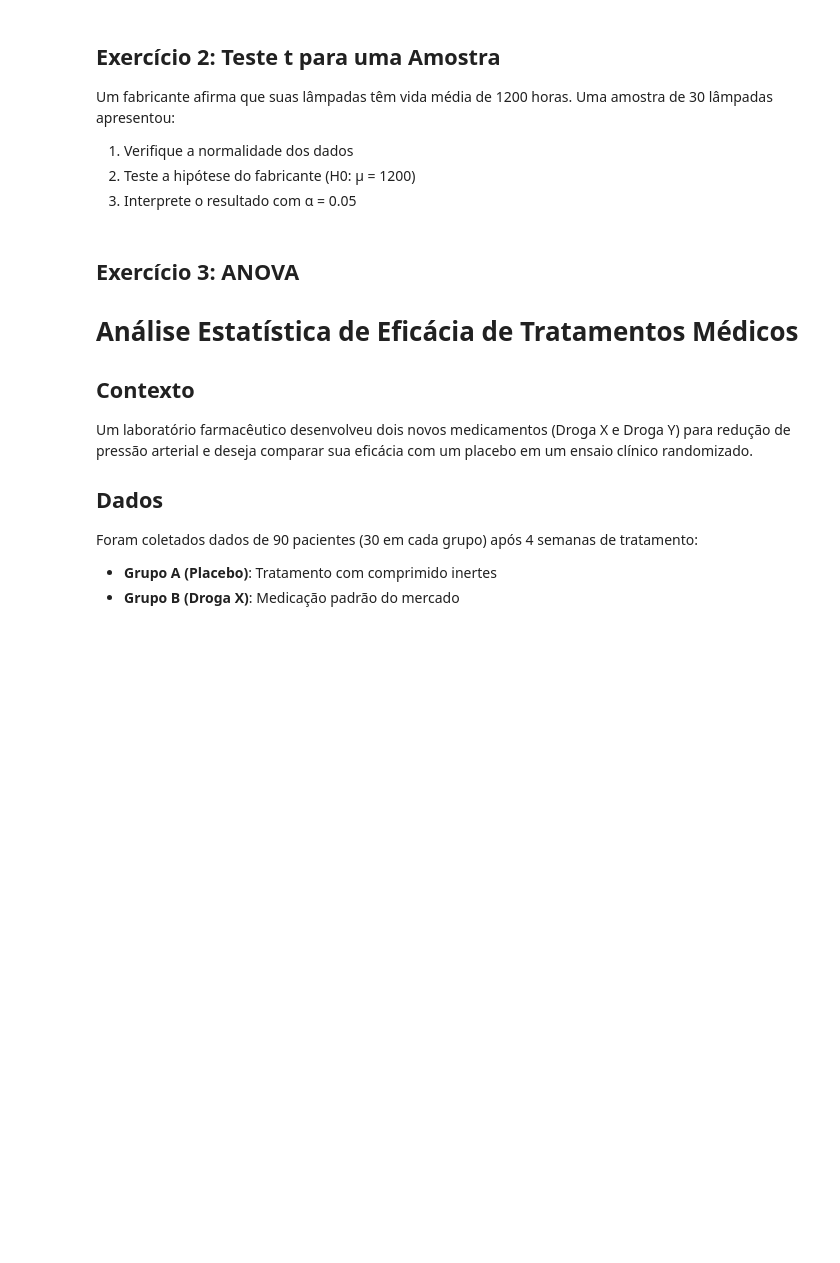
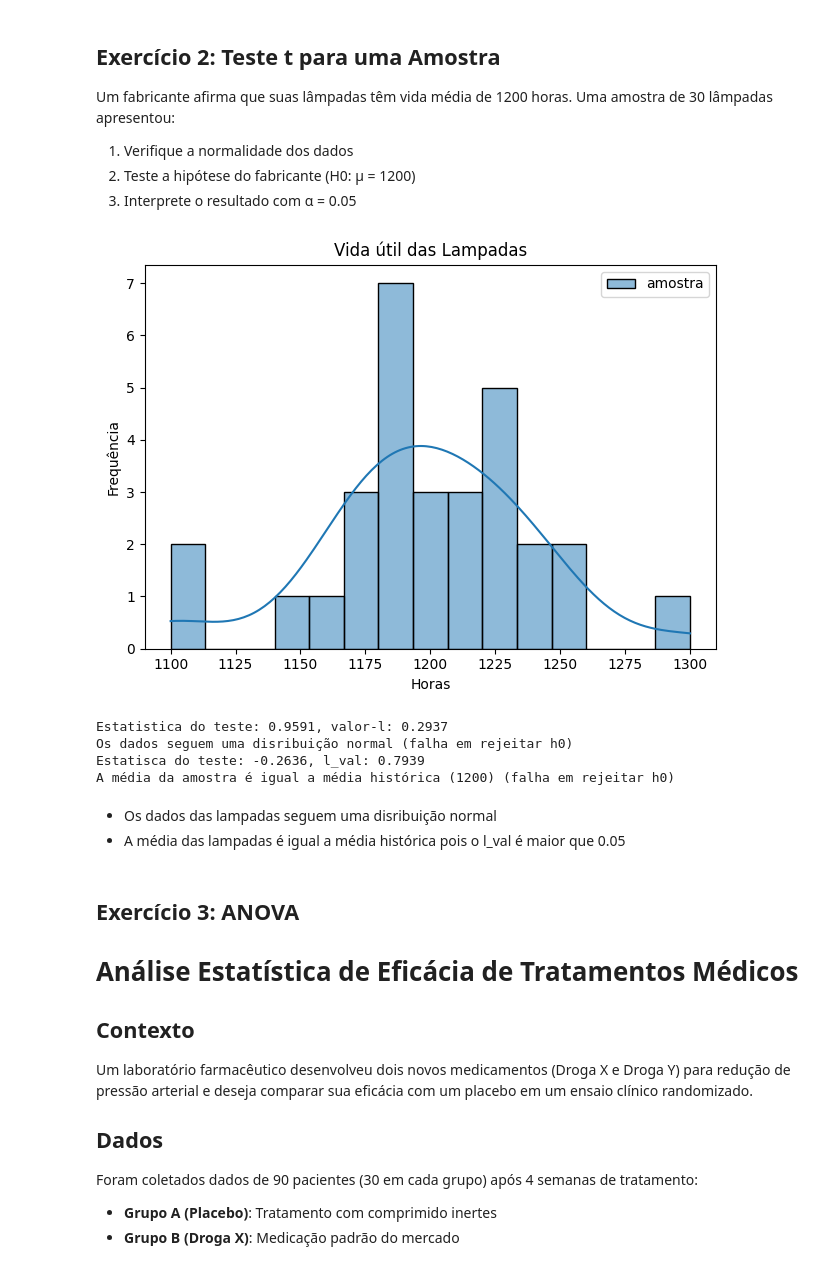
Before and after one commit to diegofloriano/data_science_2025, a Jupyter notebook: notebooks/Aula05_hypothesis_exercise.ipynb, the cells around one changed output. Drawn from its saved outputs; the diff is of its cells as text; code cells hidden in the pictures; blank space fills up the shorter version.

```diff
--- a/notebooks/Aula05_hypothesis_exercise.ipynb
+++ b/notebooks/Aula05_hypothesis_exercise.ipynb
@@ -45,6 +98,49 @@ amostra = np.array([1150, 1250, 1100, 1180, 1210, 1300, 1220, 1170, 1190, 1240,
                    1100, 1180, 1230, 1190, 1210, 1170, 1220, 1180, 1200, 1240])
 # %%
 # Espaço para sua solução
+
+dicionario = {'amostra': amostra}
+
+df_lampadas = pd.DataFrame(dicionario)
+
+#Histograma
+
+sns.histplot(data=df_lampadas, bins=15, kde=True, color='salmon')
+plt.title('Vida útil das Lampadas')
+plt.xlabel('Horas')
+plt.ylabel('Frequência')
+plt.tight_layout()
+plt.show()
+
+#Shapiro
+stat_l, l = stats.shapiro(df_lampadas['amostra'])
+print(f'Estatistica do teste: {stat_l:.4f}, valor-l: {l:.4f}')
+
+if l > 0.05:
+  print("Os dados seguem uma disribuição normal (falha em rejeitar h0)")
+else:
+  print("Os dados NÃO seguem uma distribuição normal (rejeita-se h0)")
+
+#Hipotese
+media_hipotetica_lampadas = 1200
+
+t_stats_l, l_val = stats.ttest_1samp(df_lampadas['amostra'], media_hipotetica_lampadas)
+
+print(f'Estatisca do teste: {t_stats_l:.4f}, l_val: {l_val:.4f}')
+
+if l_val > 0.05:
+    print("A média da amostra é igual a média histórica (1200) (falha em rejeitar h0)")
+else:
+    print("A média da amostra é diferente da média histórica (rejeita-se h0)")
+# %% [output]
+[figure, added]
+Estatistica do teste: 0.9591, valor-l: 0.2937
+Os dados seguem uma disribuição normal (falha em rejeitar h0)
+Estatisca do teste: -0.2636, l_val: 0.7939
+A média da amostra é igual a média histórica (1200) (falha em rejeitar h0)
+# %% [markdown]
+*   Os dados das lampadas seguem uma disribuição normal
+*   A média das lampadas é igual a média histórica pois o l_val é maior que 0.05
 # %% [markdown]
 ## Exercício 3: ANOVA
 
```
Also changed, not shown: parts of 4 cells of this notebook.
